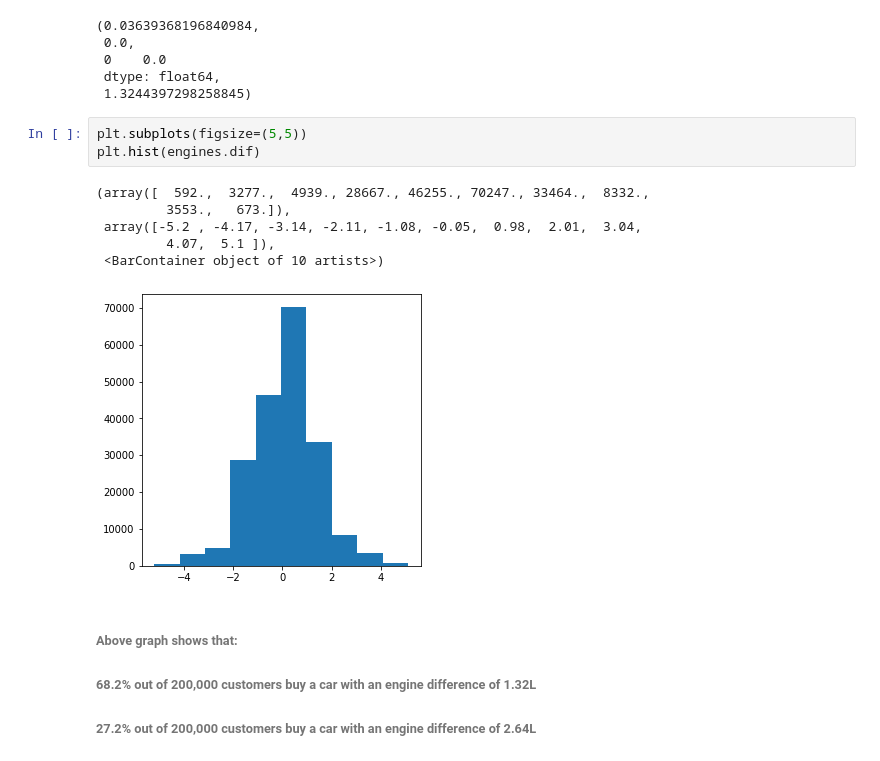
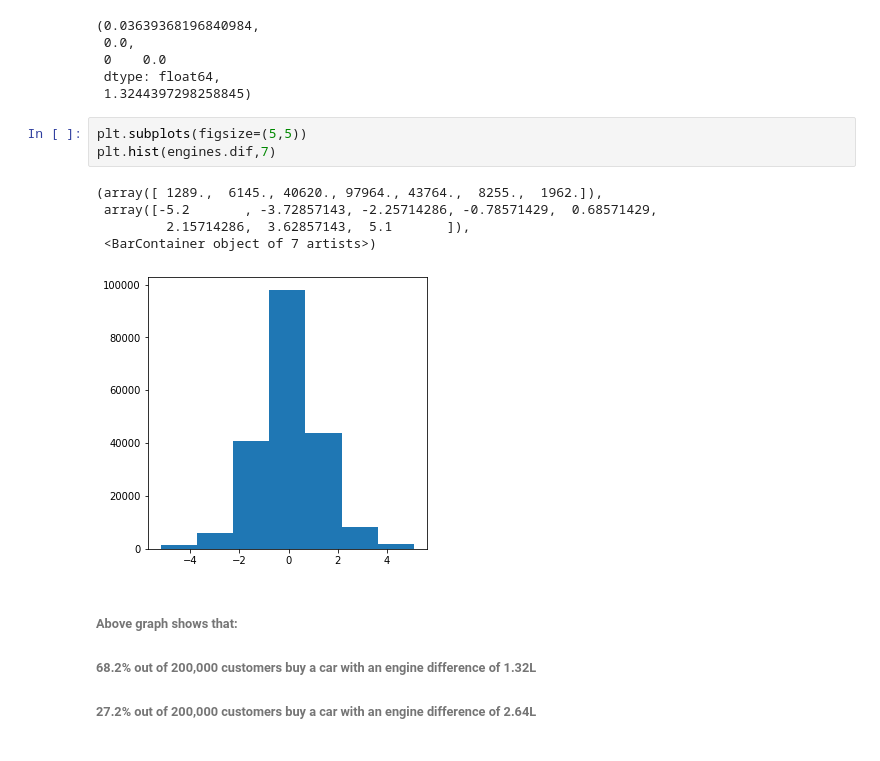
Before and after one commit to Siddharth1060/Car-recomendation-based-on-the-Cars-sold-at-Carmax, a Jupyter notebook: carmax_notebook.ipynb, the cells around one changed output. Drawn from its saved outputs; the diff is of its cells as text.

```diff
--- a/carmax_notebook.ipynb
+++ b/carmax_notebook.ipynb
@@ -595,14 +539,13 @@ engines.dif.mean(), engines.dif.median(), engines.dif.mode(), engines.dif.std()
  1.3244397298258845)
 # %%
 plt.subplots(figsize=(5,5))
-plt.hist(engines.dif)
+plt.hist(engines.dif,7)
 # %% [output]
-(array([  592.,  3277.,  4939., 28667., 46255., 70247., 33464.,  8332.,
-         3553.,   673.]),
- array([-5.2 , -4.17, -3.14, -2.11, -1.08, -0.05,  0.98,  2.01,  3.04,
-         4.07,  5.1 ]),
- <BarContainer object of 10 artists>)
+(array([ 1289.,  6145., 40620., 97964., 43764.,  8255.,  1962.]),
+ array([-5.2       , -3.72857143, -2.25714286, -0.78571429,  0.68571429,
+         2.15714286,  3.62857143,  5.1       ]),
+ <BarContainer object of 7 artists>)
-[figure, old version]
+[figure, new version]
 # %% [markdown]
 ###### Above graph shows that:
 ###### 68.2% out of 200,000 customers buy a car with an engine difference of 1.32L
```
Also changed, not shown: parts of 49 cells of this notebook.
